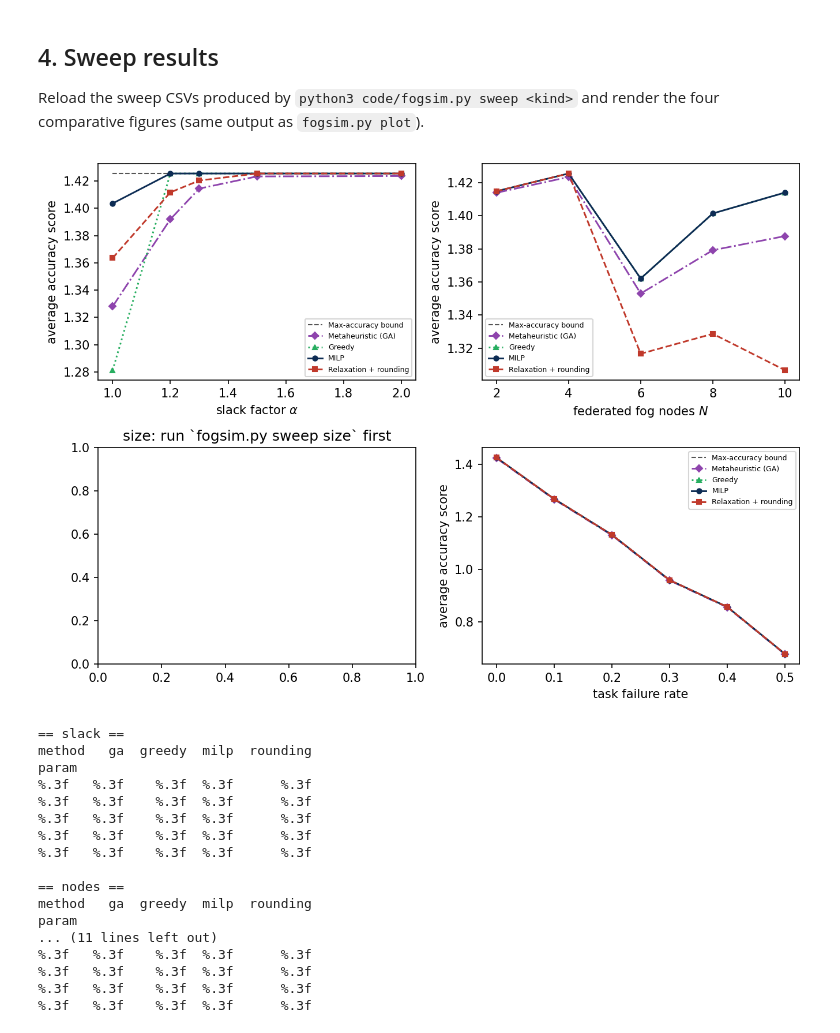
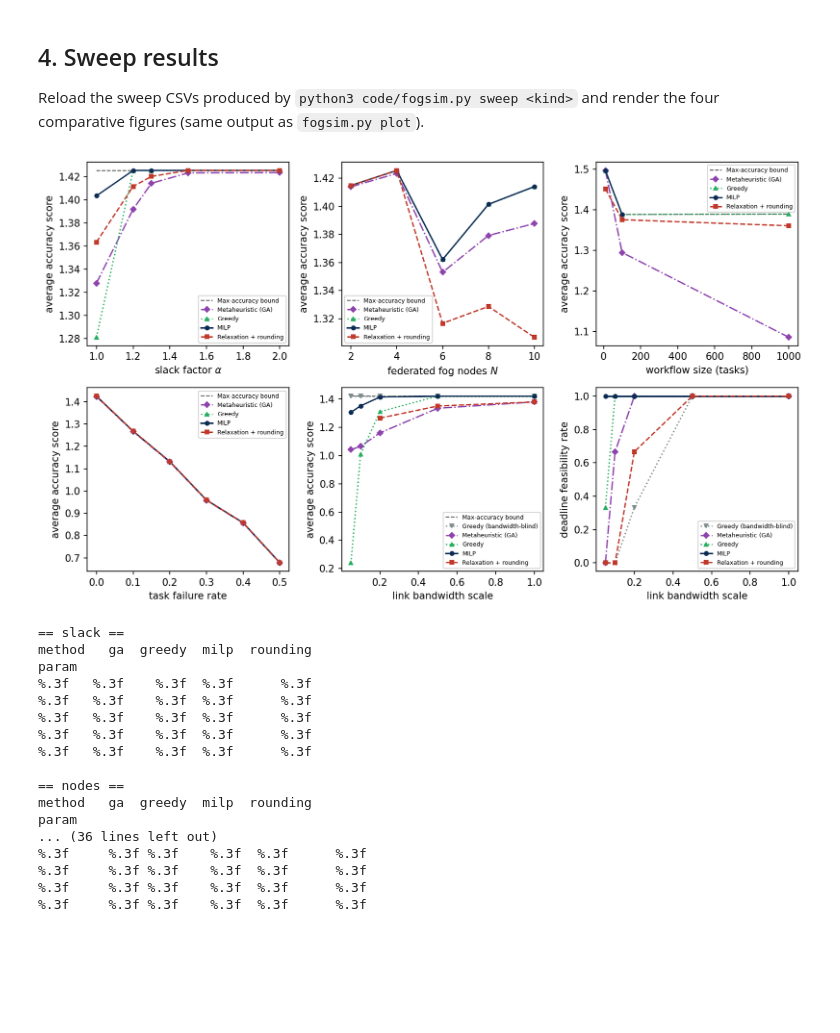
Before and after one commit to gayanigupta/data-aware-scheduling, a Jupyter notebook: notebooks/experiments.ipynb, the cells around one changed output. Saved outputs shown, nothing was run; the diff lists cells and outputs as text; code cells hidden in the pictures; blank space fills up the shorter version.

```diff
--- a/notebooks/experiments.ipynb
+++ b/notebooks/experiments.ipynb
@@ -182,41 +220,63 @@ for name, inst in instances.items():
 Reload the sweep CSVs produced by `python3 code/fogsim.py sweep <kind>` and
 render the four comparative figures (same output as `fogsim.py plot`).
 # %%
+# same colors/markers as code/fogsim/experiments.py plot() so the figures
+# below match the PNGs that go into the paper
 style = {"milp":     dict(marker="o", ls="-",  color="#0d2c54", label="MILP"),
          "rounding": dict(marker="s", ls="--", color="#c0392b", label="Relaxation + rounding"),
          "greedy":   dict(marker="^", ls=":",  color="#27ae60", label="Greedy"),
-         "ga":       dict(marker="D", ls="-.", color="#8e44ad", label="Metaheuristic (GA)")}
+         "ga":       dict(marker="D", ls="-.", color="#8e44ad", label="Metaheuristic (GA)"),
+         "blind":    dict(marker="v", ls=":",  color="#7f8c8d", label="Greedy (bandwidth-blind)")}
 xlabel = {"slack": r"slack factor $\alpha$", "nodes": "federated fog nodes $N$",
-          "size": "workflow size (tasks)", "failure": "task failure rate"}
+          "size": "workflow size (tasks)", "failure": "task failure rate",
+          "bandwidth": "link bandwidth scale"}
 
-fig, axes = plt.subplots(2, 2, figsize=(9, 6.5), dpi=150)
-for ax, kind in zip(axes.flat, ["slack", "nodes", "size", "failure"]):
+# one panel per sweep; the dashed grey line is the max-accuracy bound
+# (full execution, deadline ignored) for the same instances.  The last
+# panel shows deadline feasibility for the bandwidth sweep -- score alone
+# is misleading there, because the blind baseline executes everything
+# fully but finishes late.
+kinds = ["slack", "nodes", "size", "failure", "bandwidth"]
+fig, axes = plt.subplots(2, 3, figsize=(11, 6.5), dpi=150)
+for ax, kind in zip(axes.flat, kinds):
     csv = os.path.join(RES_DIR, f"{kind}.csv")
     if not os.path.exists(csv):
         ax.set_title(f"{kind}: run `fogsim.py sweep {kind}` first")
         continue
     df = pd.read_csv(csv).dropna(subset=["score"])
     if "bound" in df.columns:
         bnd = df.groupby("param")["bound"].mean()
         ax.plot(bnd.index, bnd.values, color="#555555", ls="--", lw=1.0,
                 label="Max-accuracy bound")
     for meth, g in df.groupby("method"):
         mean = g.groupby("param")["score"].mean()
         ax.plot(mean.index, mean.values, **style[meth], lw=1.4, ms=4)
     ax.set_xlabel(xlabel[kind]); ax.set_ylabel("average accuracy score")
     ax.legend(fontsize=6)
+
+ax = axes.flat[len(kinds)]
+df = pd.read_csv(os.path.join(RES_DIR, "bandwidth.csv"))
+for meth, g in df.groupby("method"):
+    feas = g.groupby("param")["feasible"].mean()
+    ax.plot(feas.index, feas.values, **style[meth], lw=1.4, ms=4)
+ax.set_xlabel(xlabel["bandwidth"]); ax.set_ylabel("deadline feasibility rate")
+ax.set_ylim(-0.05, 1.05); ax.legend(fontsize=6)
 fig.tight_layout()
 plt.show()
 
+# the same numbers as tables, for easy inspection
 summary = {k: pd.read_csv(os.path.join(RES_DIR, f"{k}.csv"))
-           for k in ["slack", "nodes", "size", "failure"]
+           for k in kinds
            if os.path.exists(os.path.join(RES_DIR, f"{k}.csv"))}
 for k, df in summary.items():
     print(f"== {k} ==")
     print(df.groupby(["param", "method"])["score"].mean().unstack().round(3))
     print()
+print("== bandwidth feasibility ==")
+print(summary["bandwidth"].groupby(["param", "method"])["feasible"]
+      .mean().unstack().round(2))
 # %% [output]
-[figure, old version]
+[figure, new version]
 == slack ==
 method   ga  greedy  milp  rounding
 param
@@ -229,8 +289,8 @@ param
 == nodes ==
 method   ga  greedy  milp  rounding
 param
-... (11 lines left out)
-%.3f   %.3f    %.3f  %.3f      %.3f
-%.3f   %.3f    %.3f  %.3f      %.3f
-%.3f   %.3f    %.3f  %.3f      %.3f
-%.3f   %.3f    %.3f  %.3f      %.3f
+... (36 lines left out)
+%.3f     %.3f %.3f    %.3f  %.3f      %.3f
+%.3f     %.3f %.3f    %.3f  %.3f      %.3f
+%.3f     %.3f %.3f    %.3f  %.3f      %.3f
+%.3f     %.3f %.3f    %.3f  %.3f      %.3f
```
Also changed, not shown: parts of 10 cells of this notebook, 26 other files.
